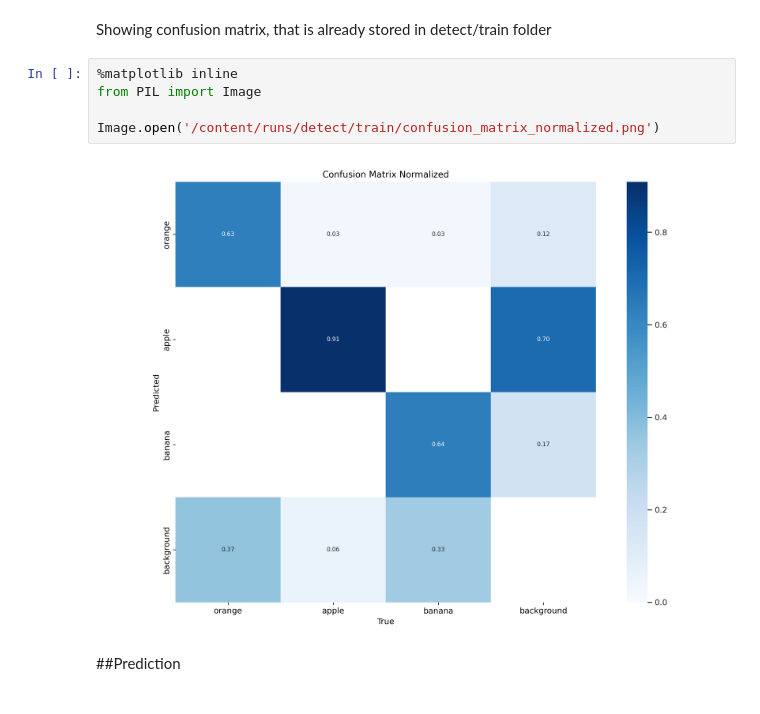
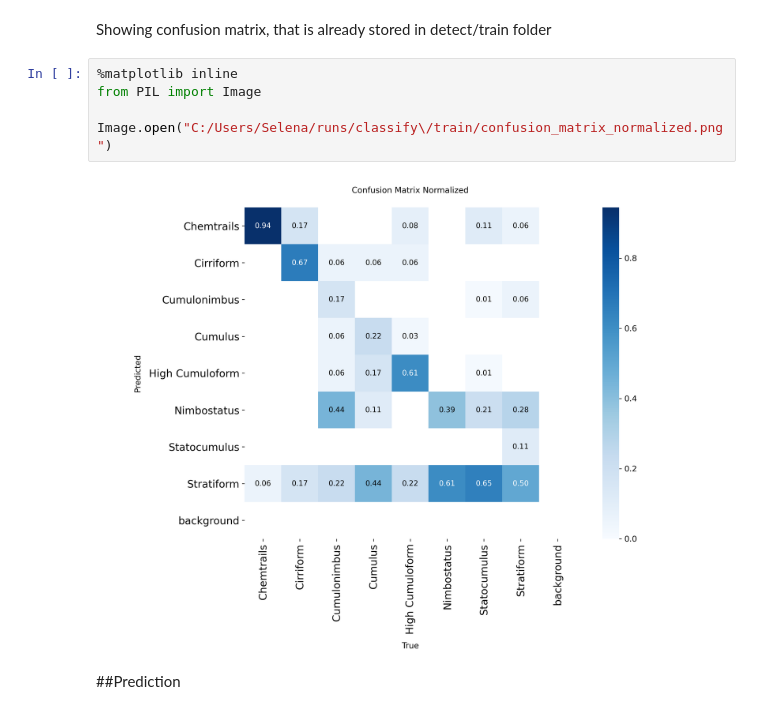
Before and after one commit to stnewaz/Computer-Vision-Project, a Jupyter notebook: ComputerVisionProject.ipynb, the cells around one changed output. Saved outputs shown, nothing was run; the diff lists cells and outputs as text.

```diff
--- a/ComputerVisionProject.ipynb
+++ b/ComputerVisionProject.ipynb
@@ -704,10 +692,10 @@ Showing confusion matrix, that is already stored in detect/train folder
 # %%
 %matplotlib inline
 from PIL import Image
 
-Image.open('/content/runs/detect/train/confusion_matrix_normalized.png')
+Image.open("C:/Users/Selena/runs/classify\/train/confusion_matrix_normalized.png")
 # %% [output]
-[figure, old version]
+[figure, new version]
 # %% [markdown]
 ##Prediction
 # %%
```
Also changed, not shown: parts of 6 cells of this notebook.
